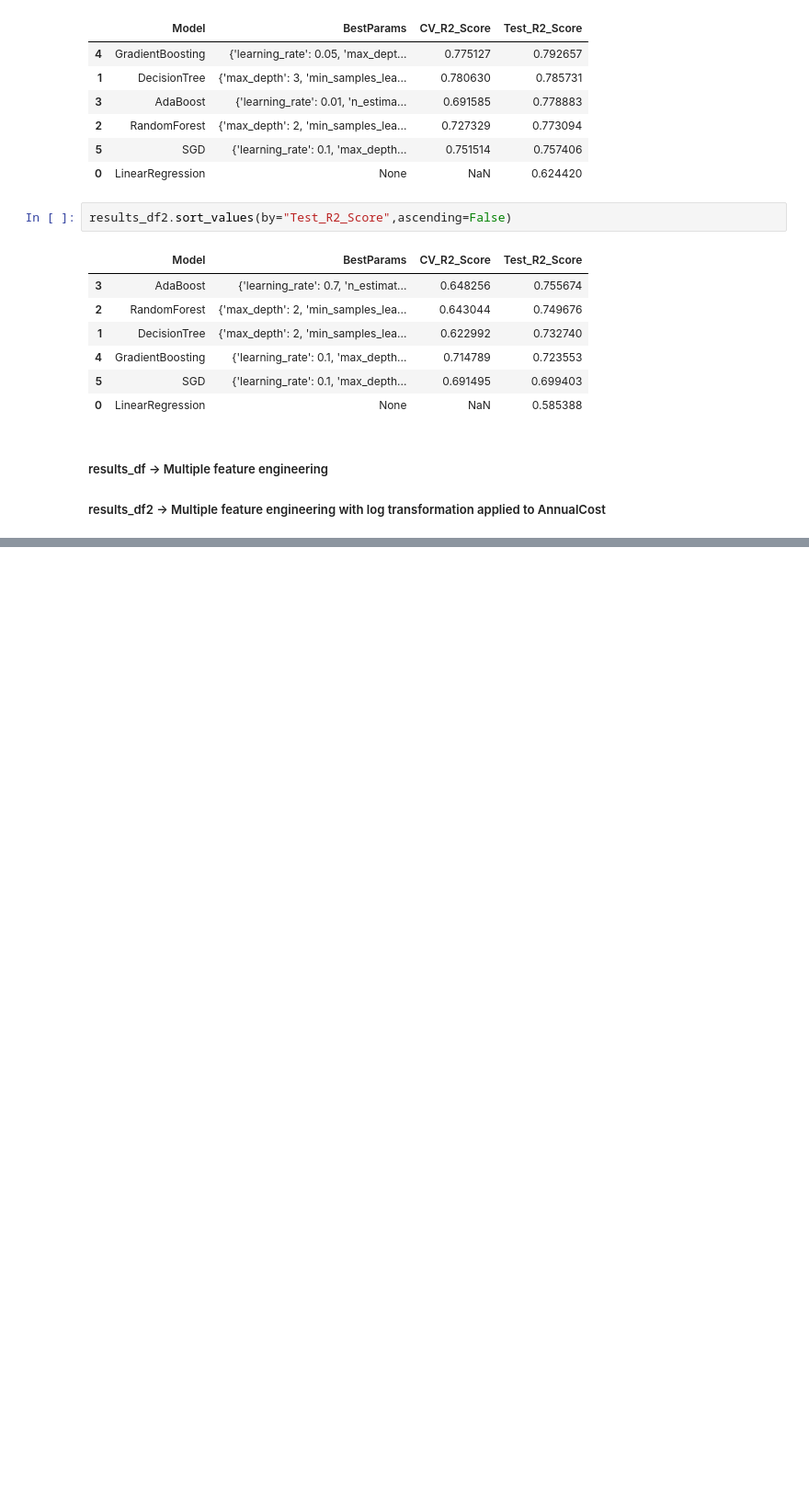
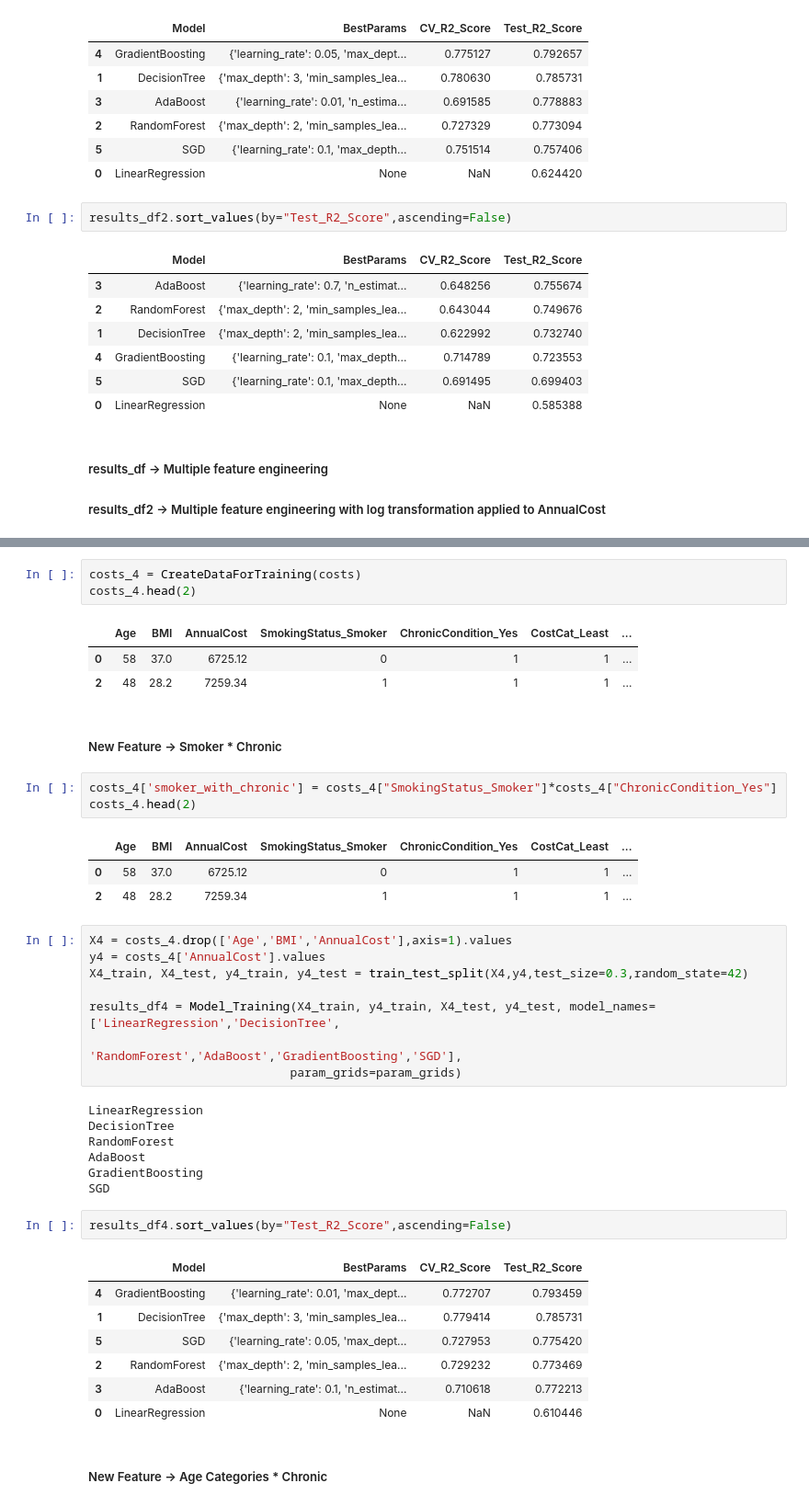
Before and after one commit to sumaaithal/Health_Care_Costs, a Jupyter notebook: notebook.ipynb, the cells around one changed output, grey strips where cells are left out. Shown at 92% size. Saved outputs shown, nothing was run; the diff lists cells and outputs as text; blank space fills up the shorter version.

Commit message:
Model Building

```diff
--- a/notebook.ipynb
+++ b/notebook.ipynb
@@ -917,0 +930,43 @@ results_df2.sort_values(by="Test_R2_Score",ascending=False)
+# %%
+costs_4 = CreateDataForTraining(costs)
+costs_4.head(2)
+# %% [output]
+|  | Age | BMI | AnnualCost | SmokingStatus_Smoker | ChronicCondition_Yes | CostCat_Least | ... |
+| 0 | 58 | 37.0 | 6725.12 | 0 | 1 | 1 | ... |
+| 2 | 48 | 28.2 | 7259.34 | 1 | 1 | 1 | ... |
+# %% [markdown]
+#####  New Feature -> Smoker * Chronic
+# %%
+costs_4['smoker_with_chronic'] = costs_4["SmokingStatus_Smoker"]*costs_4["ChronicCondition_Yes"]
+costs_4.head(2)
+# %% [output]
+|  | Age | BMI | AnnualCost | SmokingStatus_Smoker | ChronicCondition_Yes | CostCat_Least | ... |
+| 0 | 58 | 37.0 | 6725.12 | 0 | 1 | 1 | ... |
+| 2 | 48 | 28.2 | 7259.34 | 1 | 1 | 1 | ... |
+# %%
+X4 = costs_4.drop(['Age','BMI','AnnualCost'],axis=1).values
+y4 = costs_4['AnnualCost'].values
+X4_train, X4_test, y4_train, y4_test = train_test_split(X4,y4,test_size=0.3,random_state=42)
+
+results_df4 = Model_Training(X4_train, y4_train, X4_test, y4_test, model_names=['LinearRegression','DecisionTree',
+                                                                           'RandomForest','AdaBoost','GradientBoosting','SGD'],
+                            param_grids=param_grids)
+# %% [output]
+LinearRegression
+DecisionTree
+RandomForest
+AdaBoost
+GradientBoosting
+SGD
+# %%
+results_df4.sort_values(by="Test_R2_Score",ascending=False)
+# %% [output]
+|  | Model | BestParams | CV_R2_Score | Test_R2_Score |
+| 4 | GradientBoosting | {'learning_rate': 0.01, 'max_dept... | 0.772707 | 0.793459 |
+| 1 | DecisionTree | {'max_depth': 3, 'min_samples_lea... | 0.779414 | 0.785731 |
+| 5 | SGD | {'learning_rate': 0.05, 'max_dept... | 0.727953 | 0.775420 |
+| 2 | RandomForest | {'max_depth': 2, 'min_samples_lea... | 0.729232 | 0.773469 |
+| 3 | AdaBoost | {'learning_rate': 0.1, 'n_estimat... | 0.710618 | 0.772213 |
+| 0 | LinearRegression | None | NaN | 0.610446 |
+# %% [markdown]
+#####  New Feature -> Age Categories * Chronic
```
Also changed, not shown: parts of 44 cells of this notebook.
